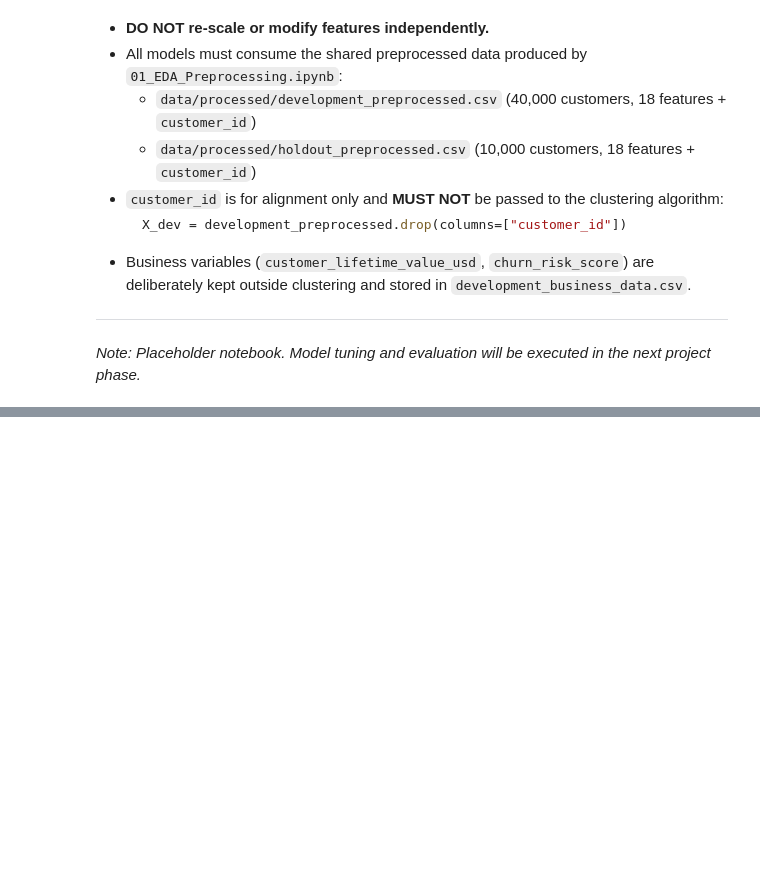
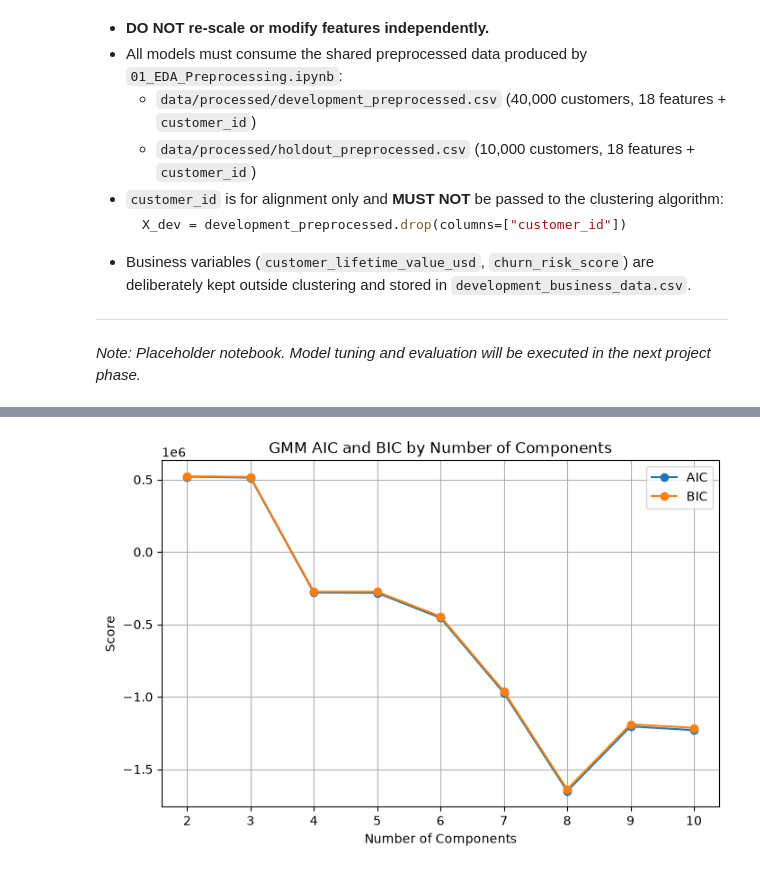
Before and after one commit to ashi00112/soft-ecommerce-customer-segmentation, a Jupyter notebook: notebooks/03_GMM.ipynb, the cells around one changed output, grey strips where cells are left out. Drawn from its saved outputs; the diff is of its cells as text; code cells hidden in the pictures; blank space fills up the shorter version.

```diff
--- a/notebooks/03_GMM.ipynb
+++ b/notebooks/03_GMM.ipynb
@@ -44,0 +554,26 @@ print("Processed data dir:", PROCESSED_DATA_DIR)
+# %%
+plt.figure(figsize=(8, 5))
+
+plt.plot(
+    gmm_cluster_results_df["n_components"],
+    gmm_cluster_results_df["aic"],
+    marker="o",
+    label="AIC"
+)
+
+plt.plot(
+    gmm_cluster_results_df["n_components"],
+    gmm_cluster_results_df["bic"],
+    marker="o",
+    label="BIC"
+)
+
+plt.xlabel("Number of Components")
+plt.ylabel("Score")
+plt.title("GMM AIC and BIC by Number of Components")
+
+plt.legend()
+plt.grid()
+plt.show()
+# %% [output]
+[figure, added]
```
Also changed, not shown: parts of 72 cells of this notebook, 3 other files.
